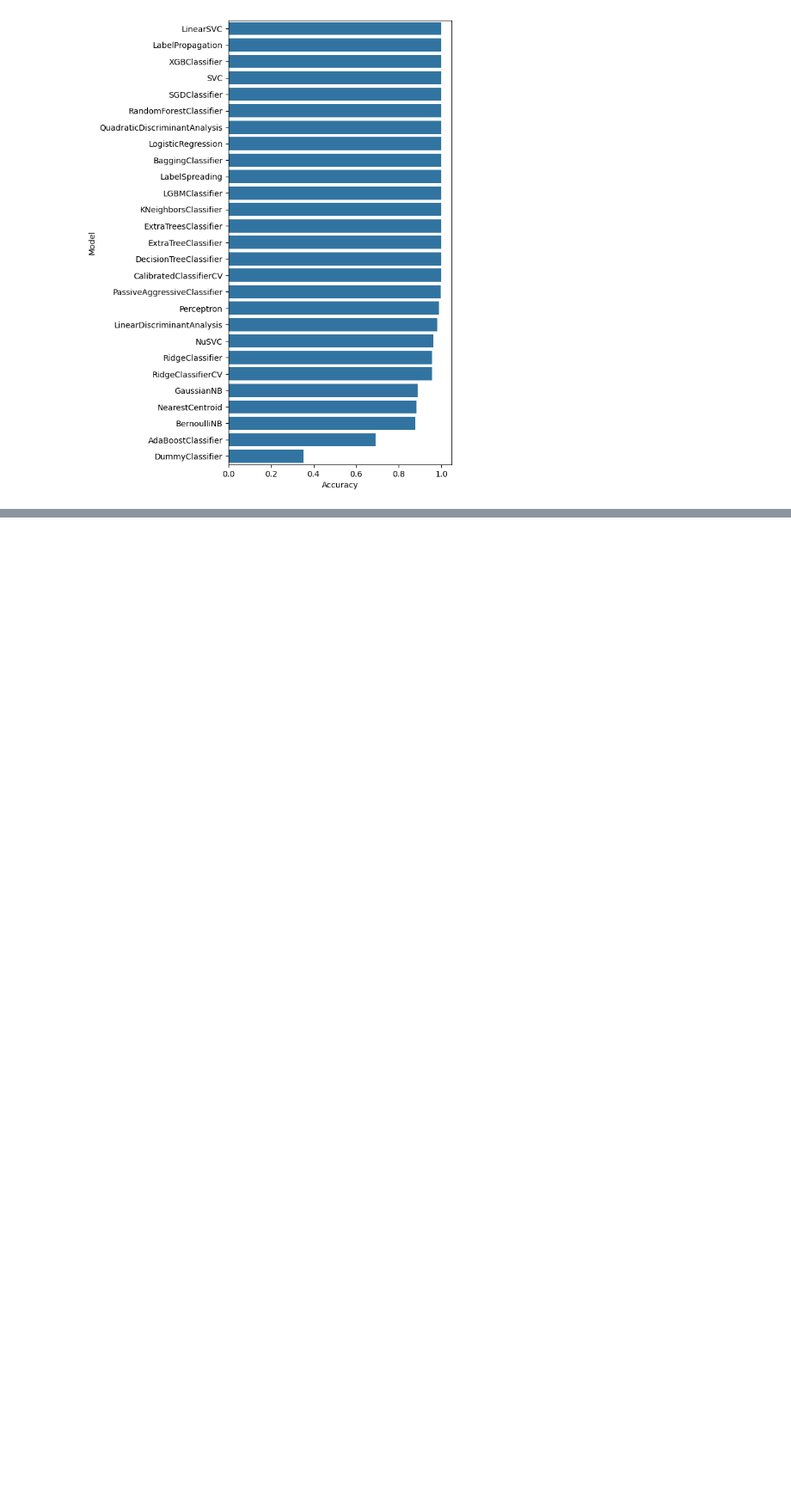
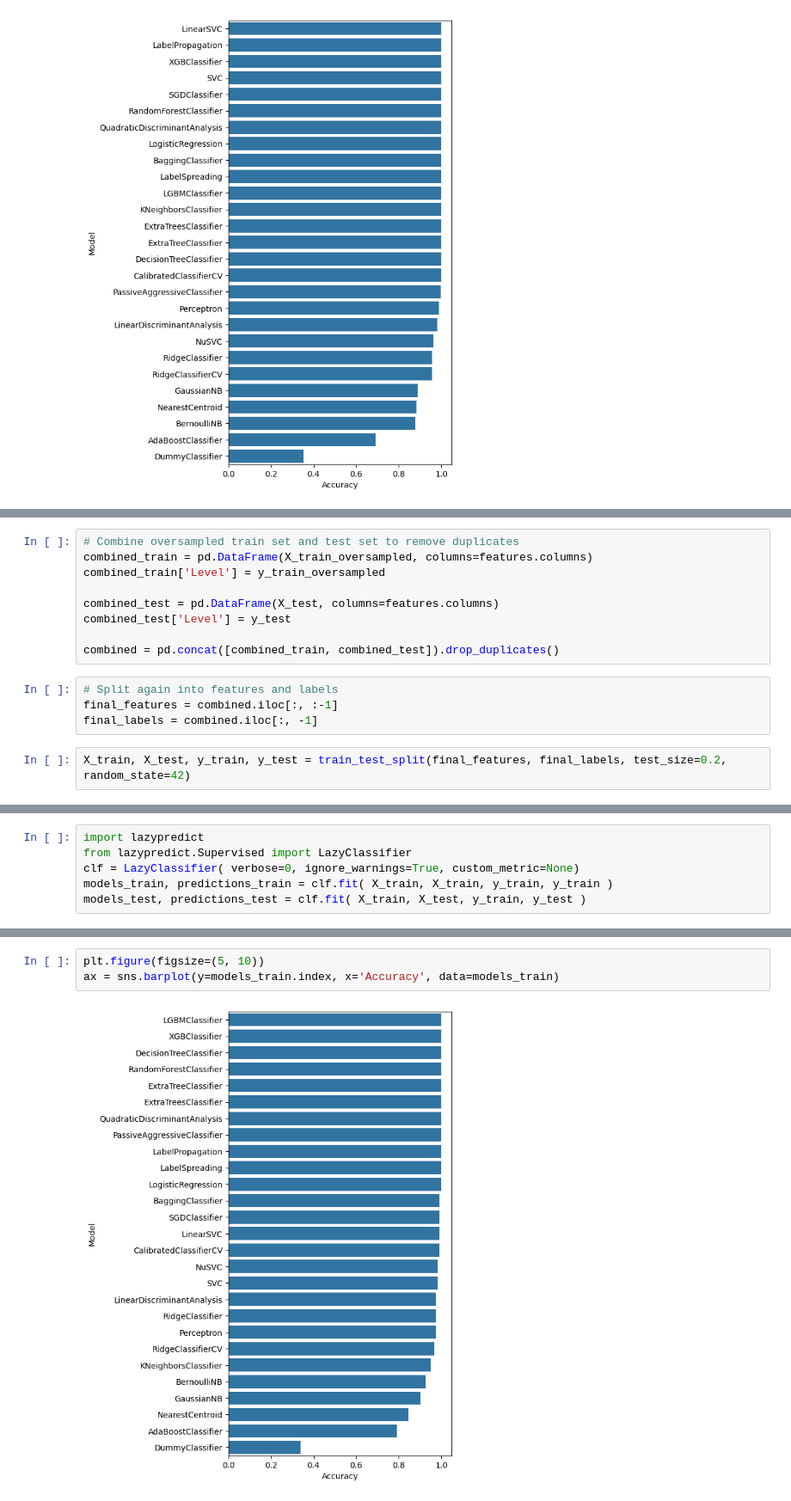
Before and after one commit to mazenbuk/intern, a Jupyter notebook: model.ipynb, the cells around one changed output, grey strips where cells are left out. Shown: that part at 86% size. Drawn from its saved outputs; the diff is of its cells as text; blank space fills up the shorter version.

```diff
--- a/model.ipynb
+++ b/model.ipynb
@@ -168,0 +186,15 @@ ax = sns.barplot(y=models_train.index, x='Accuracy', data=models_train)
+# %%
+# Combine oversampled train set and test set to remove duplicates
+combined_train = pd.DataFrame(X_train_oversampled, columns=features.columns)
+combined_train['Level'] = y_train_oversampled
+
+combined_test = pd.DataFrame(X_test, columns=features.columns)
+combined_test['Level'] = y_test
+
+combined = pd.concat([combined_train, combined_test]).drop_duplicates()
+# %%
+# Split again into features and labels
+final_features = combined.iloc[:, :-1]
+final_labels = combined.iloc[:, -1]
+# %%
+X_train, X_test, y_train, y_test = train_test_split(final_features, final_labels, test_size=0.2, random_state=42)
@@ -168,0 +209,6 @@ ax = sns.barplot(y=models_train.index, x='Accuracy', data=models_train)
+# %%
+import lazypredict
+from lazypredict.Supervised import LazyClassifier
+clf = LazyClassifier( verbose=0, ignore_warnings=True, custom_metric=None)
+models_train, predictions_train = clf.fit( X_train, X_train, y_train, y_train )
+models_test, predictions_test = clf.fit( X_train, X_test, y_train, y_test )
@@ -168,0 +294,5 @@ ax = sns.barplot(y=models_train.index, x='Accuracy', data=models_train)
+# %%
+plt.figure(figsize=(5, 10))
+ax = sns.barplot(y=models_train.index, x='Accuracy', data=models_train)
+# %% [output]
+[figure, added]
```
Also changed, not shown: parts of 52 cells of this notebook.
